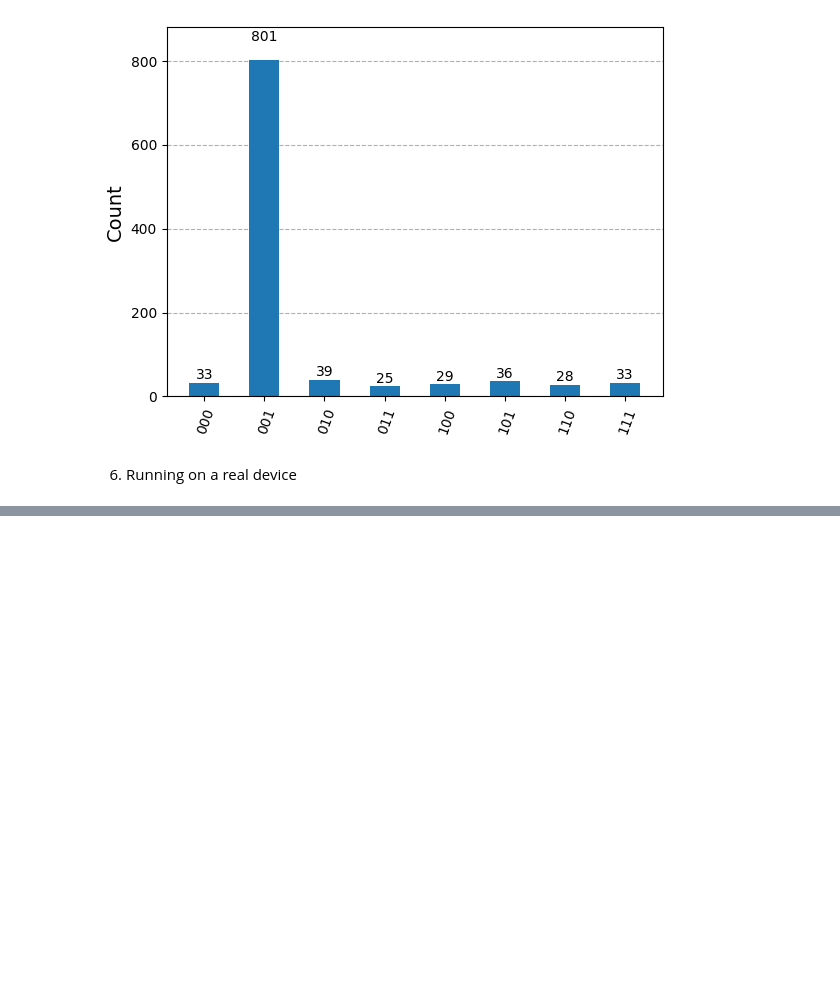
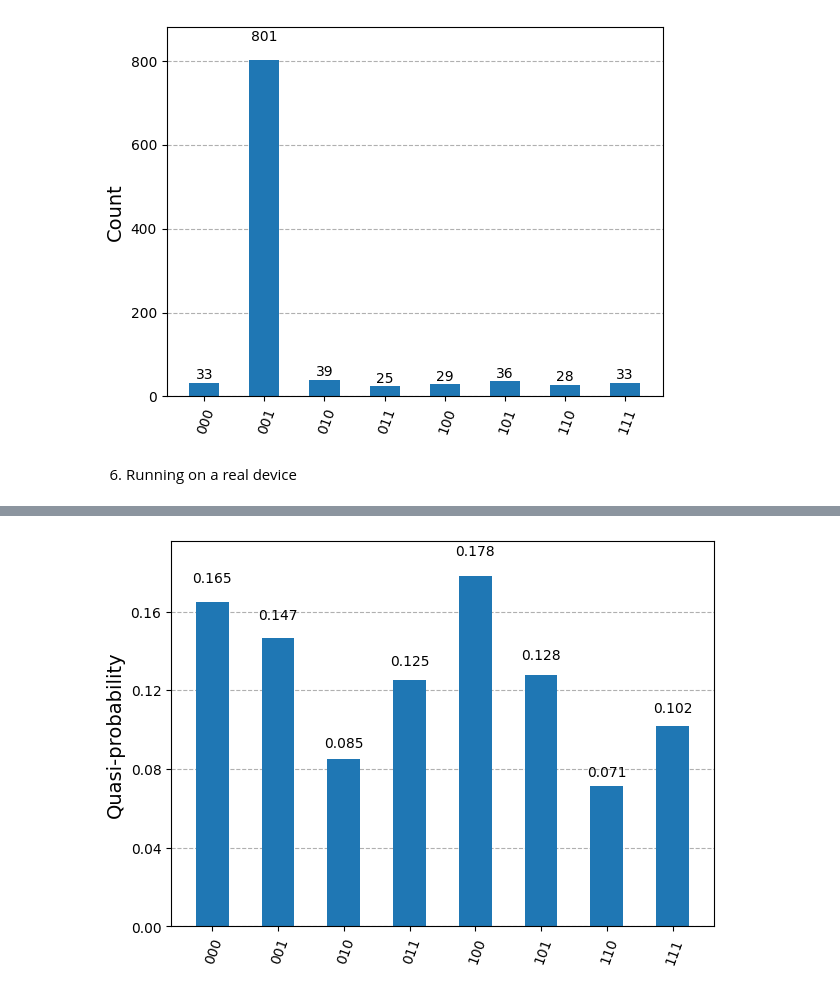
Before and after one commit to TheBarzani/vcgc, a Jupyter notebook: simple_vertex_coloring_grover.ipynb, the cells around one changed output, grey strips where cells are left out. Saved outputs shown, nothing was run; the diff lists cells and outputs as text; code cells hidden in the pictures; blank space fills up the shorter version.

```diff
--- a/simple_vertex_coloring_grover.ipynb
+++ b/simple_vertex_coloring_grover.ipynb
@@ -116,9 +131,11 @@ circuit_isa.draw(output="mpl", idle_wires=False, style="iqp")
 # %%
+# With optimization level 0
 from qiskit_ibm_runtime import Sampler
-
-# Run our circuit on the least busy backend. Monitor the execution of the job in the queue
-
+from qiskit.visualization import plot_distribution
 sampler = Sampler(mode=backend)
 sampler.options.default_shots = 10_000
 result = sampler.run([circuit_isa]).result()
-dist = result[0].data.get_counts()
+dist = result[0].data.c.get_counts()
+plot_distribution(dist)
+# %% [output]
+[figure, added]
```
Also changed, not shown: parts of 5 cells of this notebook, 2 other files.
